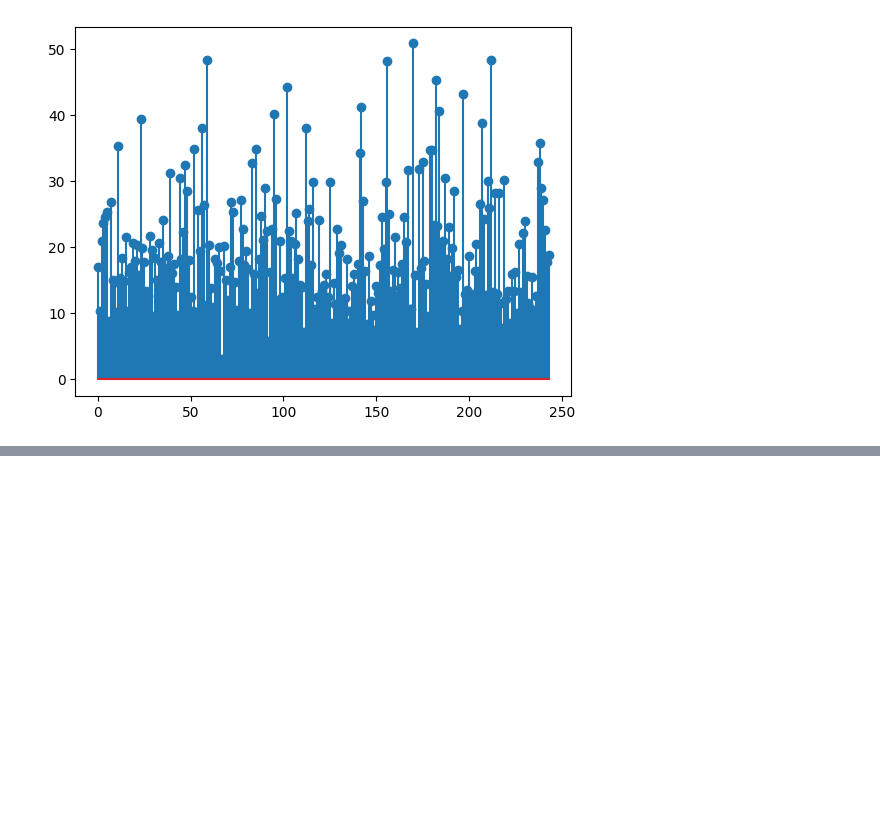
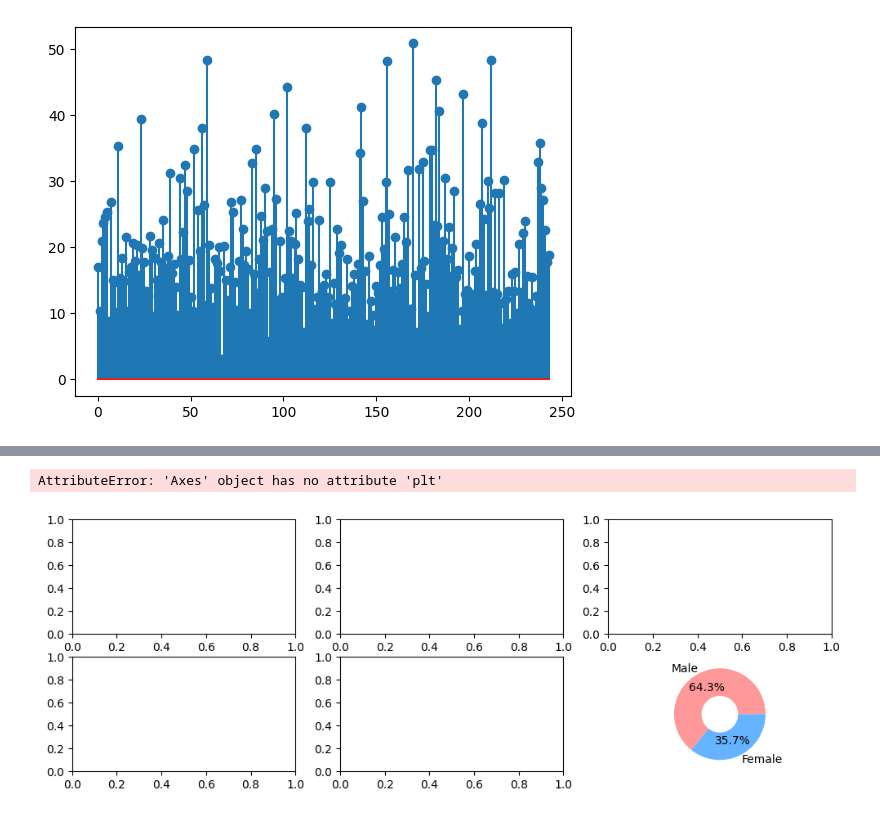
Before and after one commit to AKAASH-KUMAR-SINGH/Python-DS, a Jupyter notebook: Data_Analysis/visualization.ipynb, the cells around one changed output, grey strips where cells are left out. Cells and saved outputs as stored; diff of their text form; code cells hidden in the pictures; blank space fills up the shorter version.

```diff
--- a/Data_Analysis/visualization.ipynb
+++ b/Data_Analysis/visualization.ipynb
@@ -138,0 +211,19 @@ plt.stem('total_bill',data=tips)
+# %%
+fig,((ax1,ax2,ax3),(ax4,ax5,ax6))=plt.subplots(2,3,figsize=(12,4))
+plt.pie(gender_count.values,
+        labels=gender_count.index,
+        autopct='%.1f%%',
+        wedgeprops={'width':.6},
+        pctdistance=.65,
+        colors=['#ff9999','#66b3ff'])
+smoker_count=tips.smoker.value_counts()
+ax1.plt.pie(gender_count.values,
+        labels=gender_count.index,
+        autopct='%.1f%%',
+        wedgeprops={'width':.6},
+        pctdistance=.65,
+        colors=['#ff9999','#66b3ff'])
+plt.show()
+# %% [output]
+AttributeError: 'Axes' object has no attribute 'plt'
+[figure, added]
```
Also changed, not shown: parts of 8 cells of this notebook.
